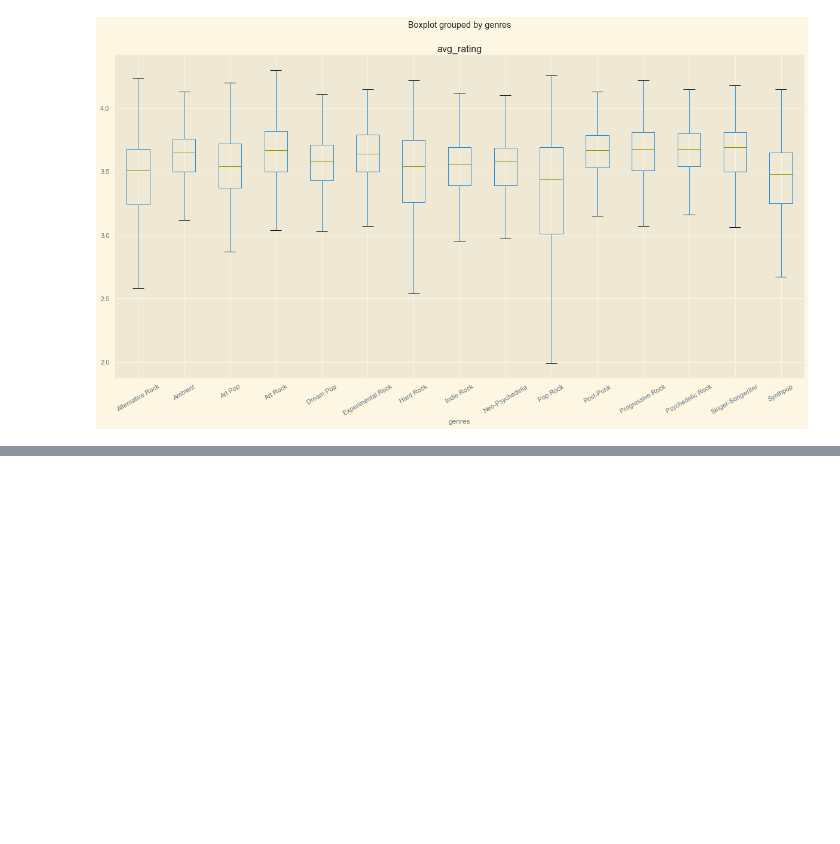
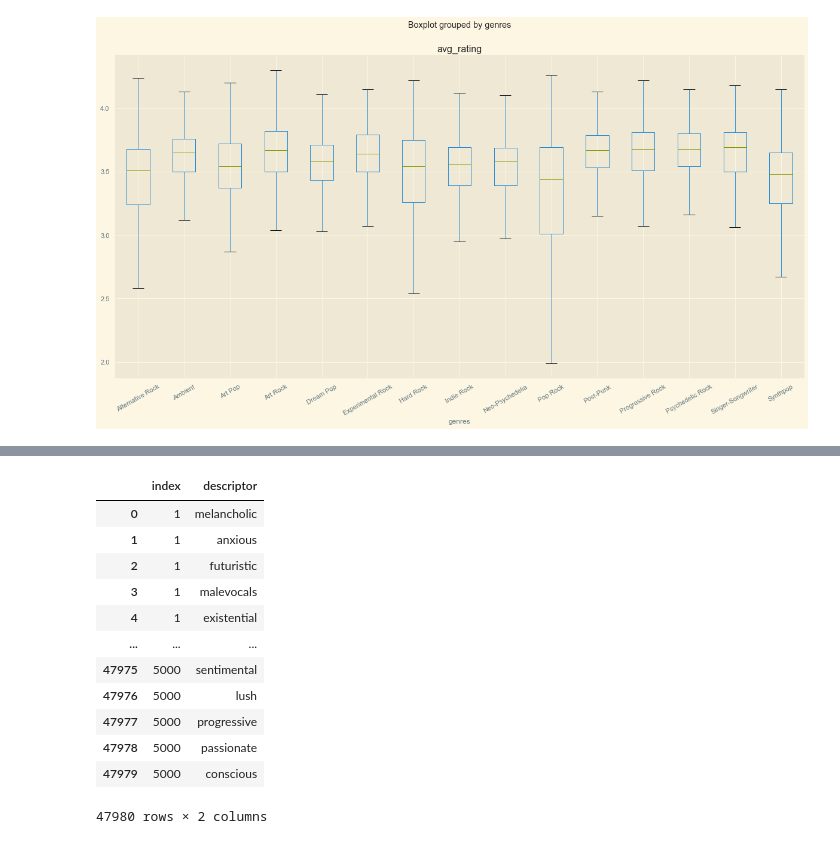
Before and after one commit to panierka/RymTop5000Albums, a Jupyter notebook: eda.ipynb, the cells around one changed output, grey strips where cells are left out. Saved outputs shown, nothing was run; the diff lists cells and outputs as text; code cells hidden in the pictures; blank space fills up the shorter version.

```diff
--- a/eda.ipynb
+++ b/eda.ipynb
@@ -469,0 +506,19 @@ show_rating_boxplots(get_top_n_genres(15))
+# %%
+descriptors = pd.DataFrame(df_g['descriptors'].explode())
+descriptors.columns = ['descriptor']
+descriptors.reset_index(inplace=True)
+descriptors
+# %% [output]
+|  | index | descriptor |
+| 0 | 1 | melancholic |
+| 1 | 1 | anxious |
+| 2 | 1 | futuristic |
+| 3 | 1 | malevocals |
+| 4 | 1 | existential |
+| ... | ... | ... |
+| 47975 | 5000 | sentimental |
+| 47976 | 5000 | lush |
+| 47977 | 5000 | progressive |
+| 47978 | 5000 | passionate |
+| 47979 | 5000 | conscious |
+47980 rows × 2 columns
```
Also changed, not shown: parts of 5 cells of this notebook.
